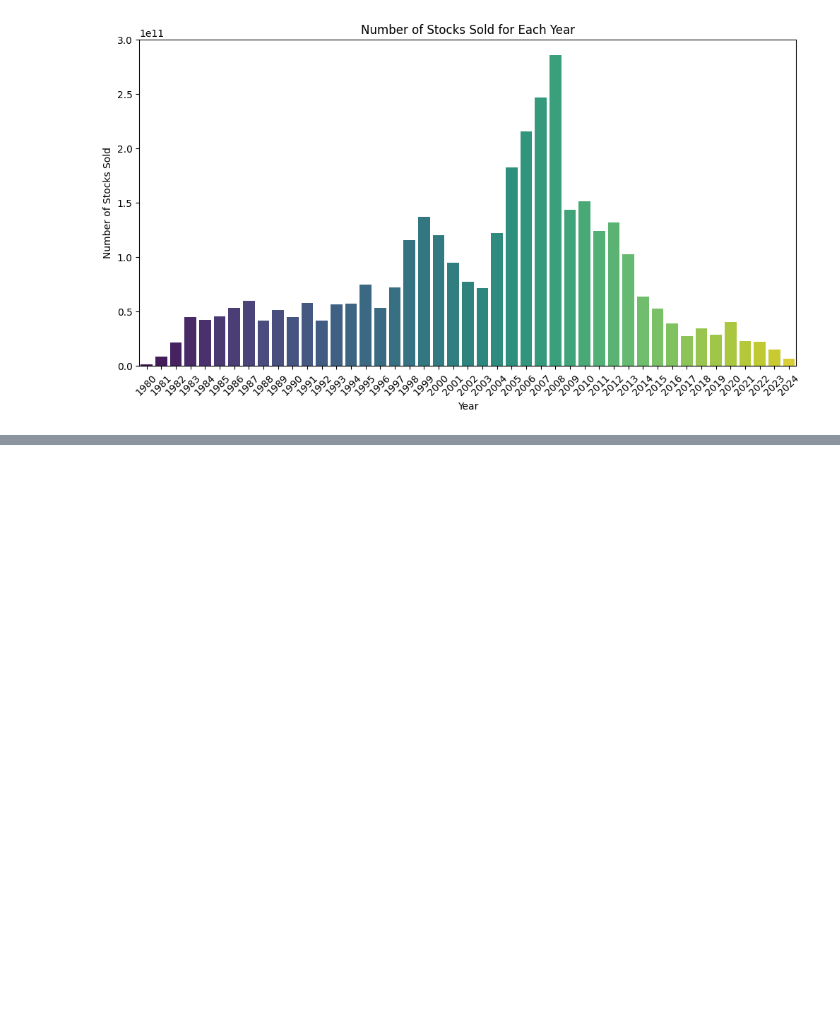
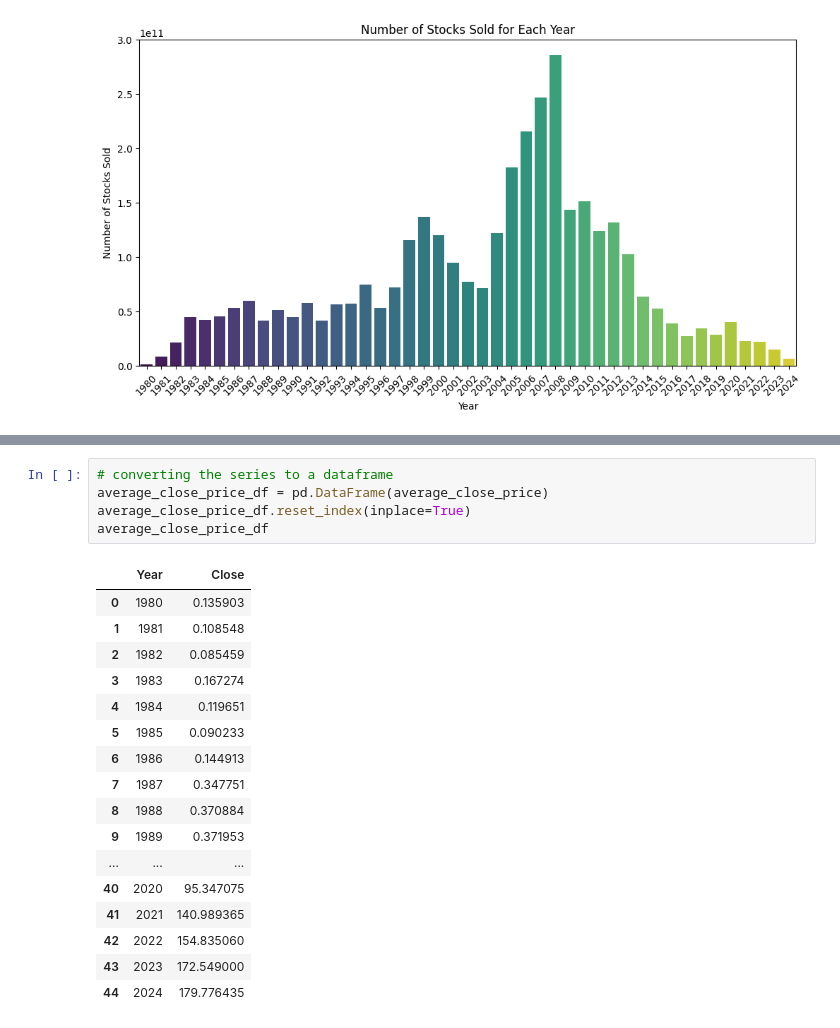
Before and after one commit to arkhash0309/AppleWiseAI, a Jupyter notebook: Notebook.ipynb, the cells around one changed output, grey strips where cells are left out. Drawn from its saved outputs; the diff is of its cells as text; blank space fills up the shorter version.

```diff
--- a/Notebook.ipynb
+++ b/Notebook.ipynb
@@ -212,0 +237,23 @@ plt.show()
+# %%
+# converting the series to a dataframe
+average_close_price_df = pd.DataFrame(average_close_price)
+average_close_price_df.reset_index(inplace=True)
+average_close_price_df
+# %% [output]
+|  | Year | Close |
+| 0 | 1980 | 0.135903 |
+| 1 | 1981 | 0.108548 |
+| 2 | 1982 | 0.085459 |
+| 3 | 1983 | 0.167274 |
+| 4 | 1984 | 0.119651 |
+| 5 | 1985 | 0.090233 |
+| 6 | 1986 | 0.144913 |
+| 7 | 1987 | 0.347751 |
+| 8 | 1988 | 0.370884 |
+| 9 | 1989 | 0.371953 |
+| ... | ... | ... |
+| 40 | 2020 | 95.347075 |
+| 41 | 2021 | 140.989365 |
+| 42 | 2022 | 154.835060 |
+| 43 | 2023 | 172.549000 |
+| 44 | 2024 | 179.776435 |
```
Also changed, not shown: parts of 49 cells of this notebook.
